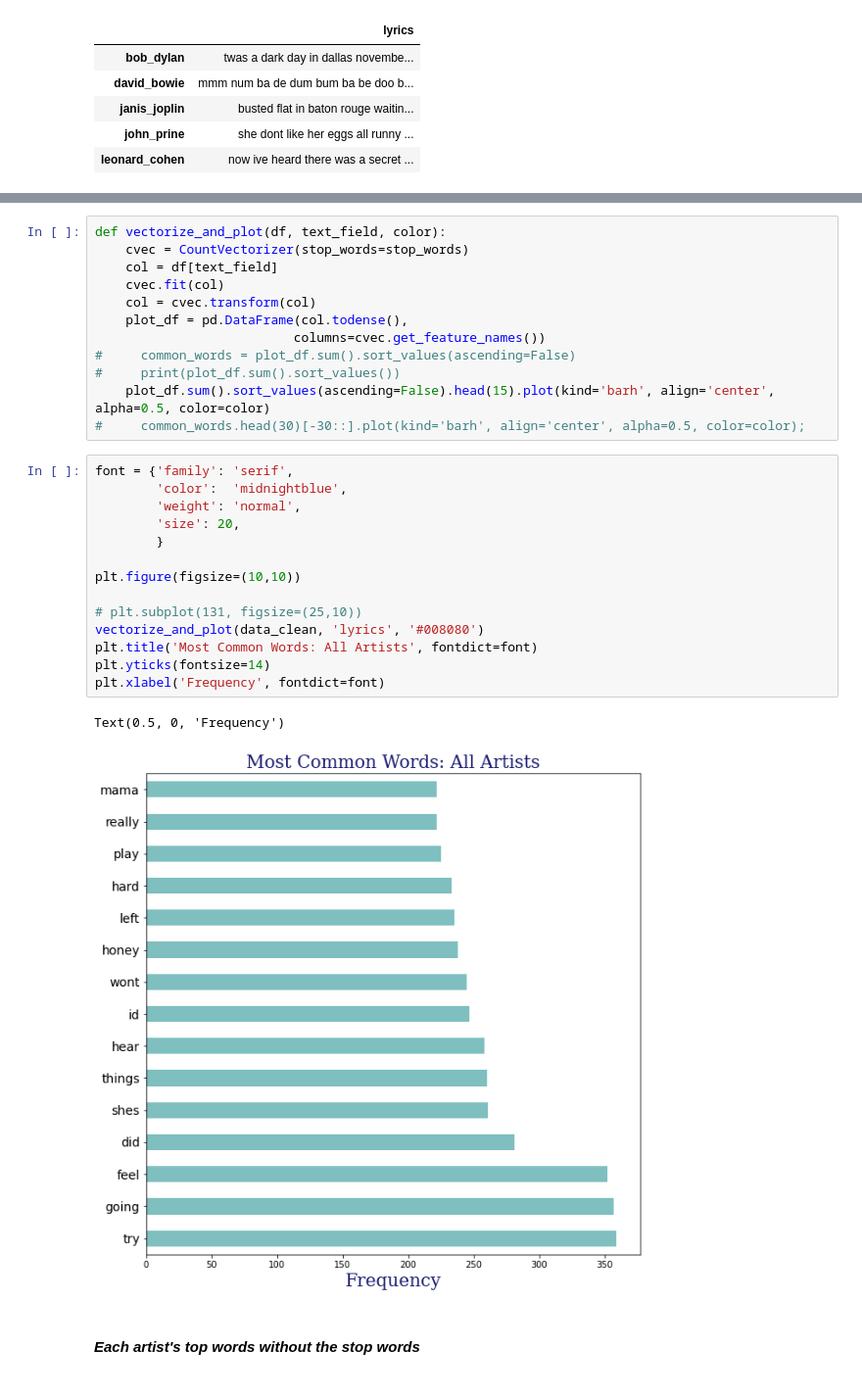
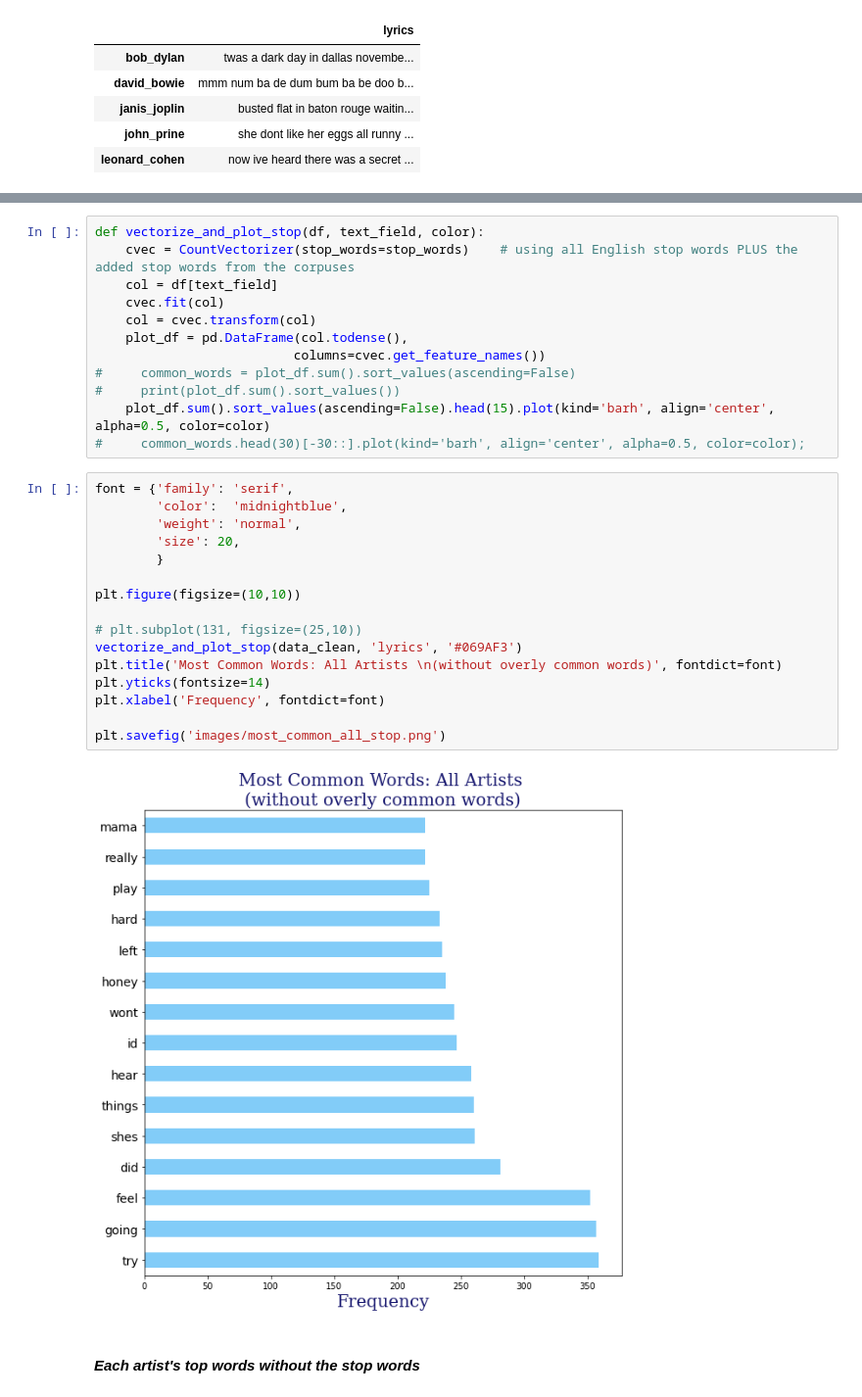
Before and after one commit to EmFib/1000_classic_rock_songs, a Jupyter notebook: 03_EDA.ipynb, the cells around one changed output, grey strips where cells are left out. Shown: that part at 98% size. Cells and saved outputs as stored; diff of their text form.

```diff
--- a/03_EDA.ipynb
+++ b/03_EDA.ipynb
@@ -233,6 +283,6 @@ data_clean.head()
 # %%
-def vectorize_and_plot(df, text_field, color):
-    cvec = CountVectorizer(stop_words=stop_words)
+def vectorize_and_plot_stop(df, text_field, color):
+    cvec = CountVectorizer(stop_words=stop_words)    # using all English stop words PLUS the added stop words from the corpuses
     col = df[text_field]
     cvec.fit(col)
     col = cvec.transform(col)
@@ -245,20 +295,21 @@ def vectorize_and_plot(df, text_field, color):
 # %%
 font = {'family': 'serif',
         'color':  'midnightblue',
         'weight': 'normal',
         'size': 20,
         }
 
 plt.figure(figsize=(10,10))
 
 # plt.subplot(131, figsize=(25,10))
-vectorize_and_plot(data_clean, 'lyrics', '#008080')
-plt.title('Most Common Words: All Artists', fontdict=font)
+vectorize_and_plot_stop(data_clean, 'lyrics', '#069AF3')
+plt.title('Most Common Words: All Artists \n(without overly common words)', fontdict=font)
 plt.yticks(fontsize=14)
 plt.xlabel('Frequency', fontdict=font)
+
+plt.savefig('images/most_common_all_stop.png')
 # %% [output]
-Text(0.5, 0, 'Frequency')
-[figure, old version]
+[figure, new version]
 # %% [markdown]
 #### _Each artist's top words without the stop words_
 # %%
```
Also changed, not shown: parts of 4 cells of this notebook, 20 other files.
